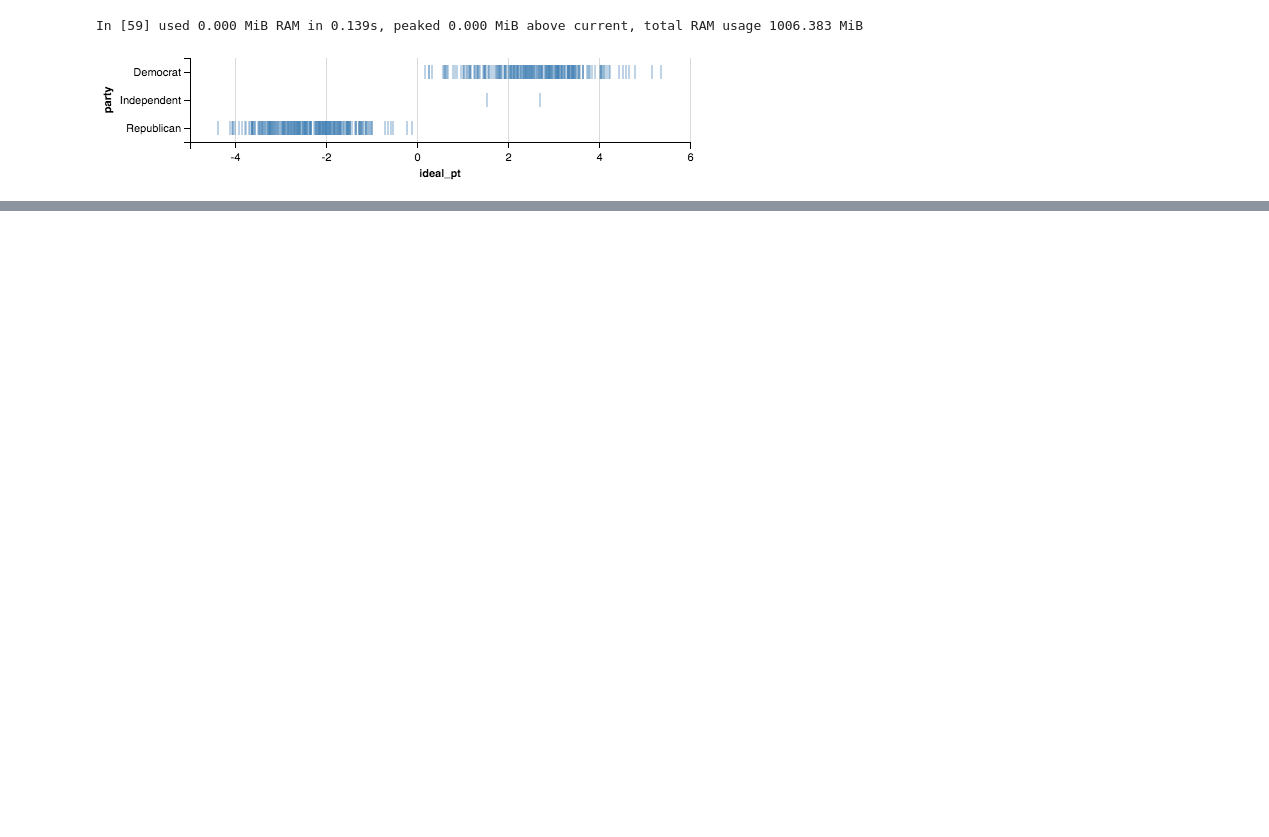
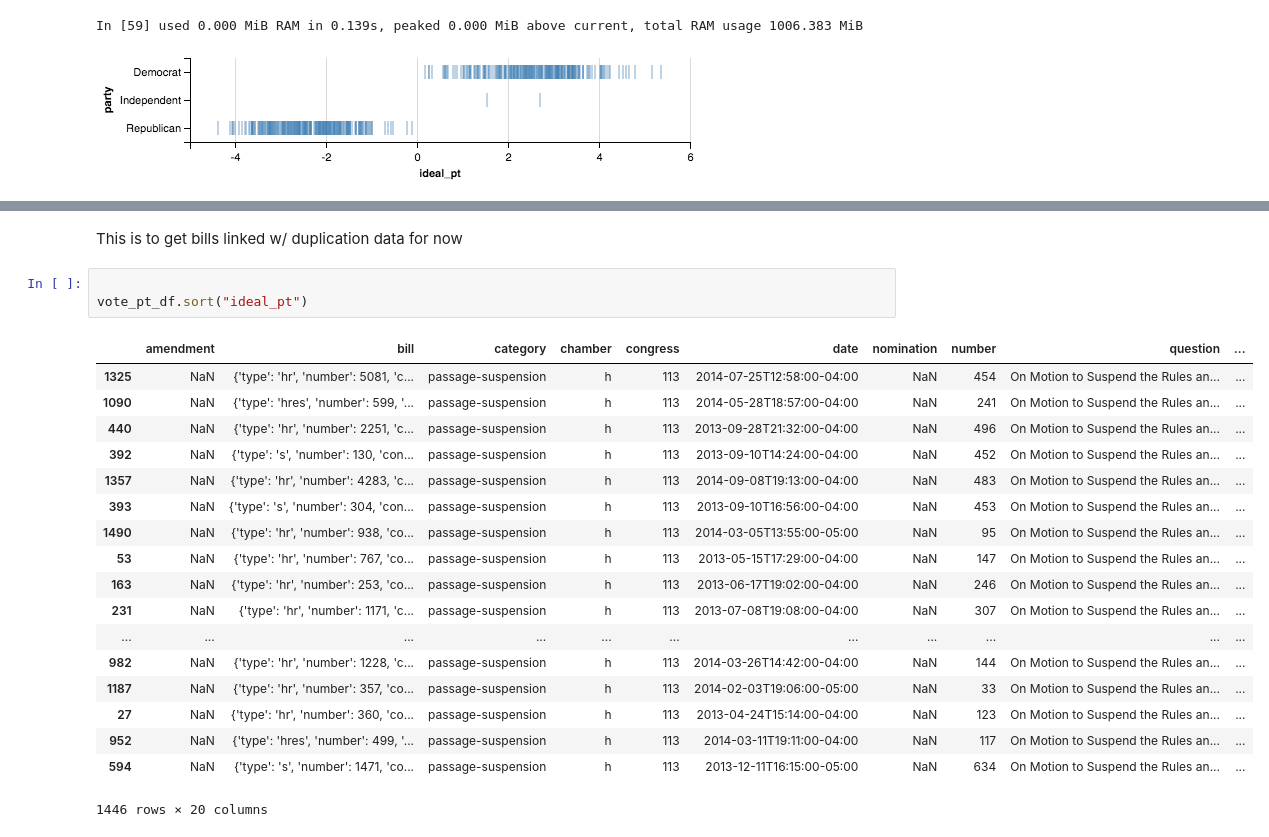
Before and after one commit to saulshanabrook/congressiona-text-reuse, a Jupyter notebook: saul/ideal point.ipynb, the cells around one changed output, grey strips where cells are left out. Saved outputs shown, nothing was run; the diff lists cells and outputs as text; blank space fills up the shorter version.

```diff
--- a/saul/ideal point.ipynb
+++ b/saul/ideal point.ipynb
@@ -166,0 +207,24 @@ In [59] used 0.000 MiB RAM in 0.139s, peaked 0.000 MiB above current, total RAM
+# %% [markdown]
+This is to get bills linked w/ duplication data for now
+# %%
+
+vote_pt_df.sort("ideal_pt")
+# %% [output]
+|  | amendment | bill | category | chamber | congress | date | nomination | number | question | ... |
+| 1325 | NaN | {'type': 'hr', 'number': 5081, 'c... | passage-suspension | h | 113 | 2014-07-25T12:58:00-04:00 | NaN | 454 | On Motion to Suspend the Rules an... | ... |
+| 1090 | NaN | {'type': 'hres', 'number': 599, '... | passage-suspension | h | 113 | 2014-05-28T18:57:00-04:00 | NaN | 241 | On Motion to Suspend the Rules an... | ... |
+| 440 | NaN | {'type': 'hr', 'number': 2251, 'c... | passage-suspension | h | 113 | 2013-09-28T21:32:00-04:00 | NaN | 496 | On Motion to Suspend the Rules an... | ... |
+| 392 | NaN | {'type': 's', 'number': 130, 'con... | passage-suspension | h | 113 | 2013-09-10T14:24:00-04:00 | NaN | 452 | On Motion to Suspend the Rules an... | ... |
+| 1357 | NaN | {'type': 'hr', 'number': 4283, 'c... | passage-suspension | h | 113 | 2014-09-08T19:13:00-04:00 | NaN | 483 | On Motion to Suspend the Rules an... | ... |
+| 393 | NaN | {'type': 's', 'number': 304, 'con... | passage-suspension | h | 113 | 2013-09-10T16:56:00-04:00 | NaN | 453 | On Motion to Suspend the Rules an... | ... |
+| 1490 | NaN | {'type': 'hr', 'number': 938, 'co... | passage-suspension | h | 113 | 2014-03-05T13:55:00-05:00 | NaN | 95 | On Motion to Suspend the Rules an... | ... |
+| 53 | NaN | {'type': 'hr', 'number': 767, 'co... | passage-suspension | h | 113 | 2013-05-15T17:29:00-04:00 | NaN | 147 | On Motion to Suspend the Rules an... | ... |
+| 163 | NaN | {'type': 'hr', 'number': 253, 'co... | passage-suspension | h | 113 | 2013-06-17T19:02:00-04:00 | NaN | 246 | On Motion to Suspend the Rules an... | ... |
+| 231 | NaN | {'type': 'hr', 'number': 1171, 'c... | passage-suspension | h | 113 | 2013-07-08T19:08:00-04:00 | NaN | 307 | On Motion to Suspend the Rules an... | ... |
+| ... | ... | ... | ... | ... | ... | ... | ... | ... | ... | ... |
+| 982 | NaN | {'type': 'hr', 'number': 1228, 'c... | passage-suspension | h | 113 | 2014-03-26T14:42:00-04:00 | NaN | 144 | On Motion to Suspend the Rules an... | ... |
+| 1187 | NaN | {'type': 'hr', 'number': 357, 'co... | passage-suspension | h | 113 | 2014-02-03T19:06:00-05:00 | NaN | 33 | On Motion to Suspend the Rules an... | ... |
+| 27 | NaN | {'type': 'hr', 'number': 360, 'co... | passage-suspension | h | 113 | 2013-04-24T15:14:00-04:00 | NaN | 123 | On Motion to Suspend the Rules an... | ... |
+| 952 | NaN | {'type': 'hres', 'number': 499, '... | passage-suspension | h | 113 | 2014-03-11T19:11:00-04:00 | NaN | 117 | On Motion to Suspend the Rules an... | ... |
+| 594 | NaN | {'type': 's', 'number': 1471, 'co... | passage-suspension | h | 113 | 2013-12-11T16:15:00-05:00 | NaN | 634 | On Motion to Suspend the Rules an... | ... |
+1446 rows × 20 columns
```
Also changed, not shown: parts of 16 cells of this notebook.
